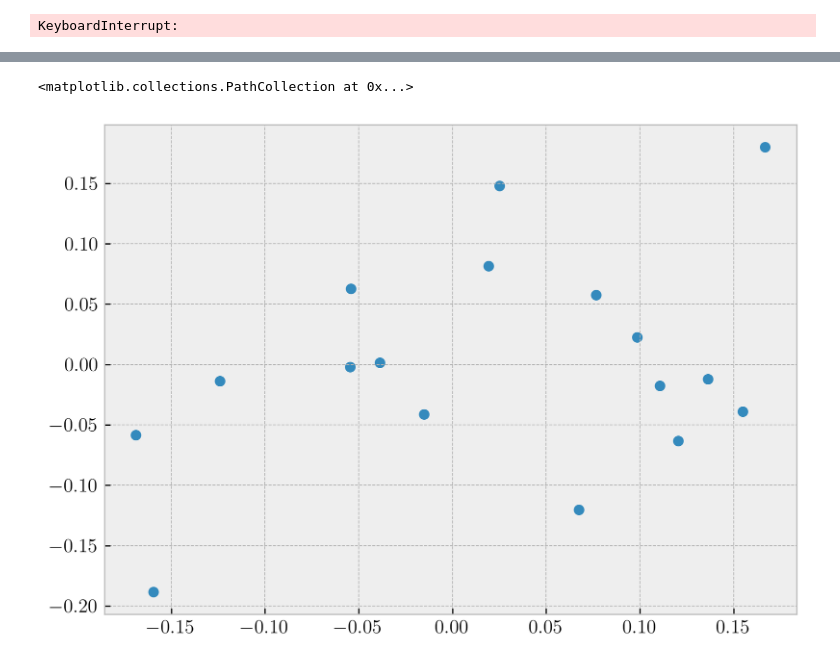
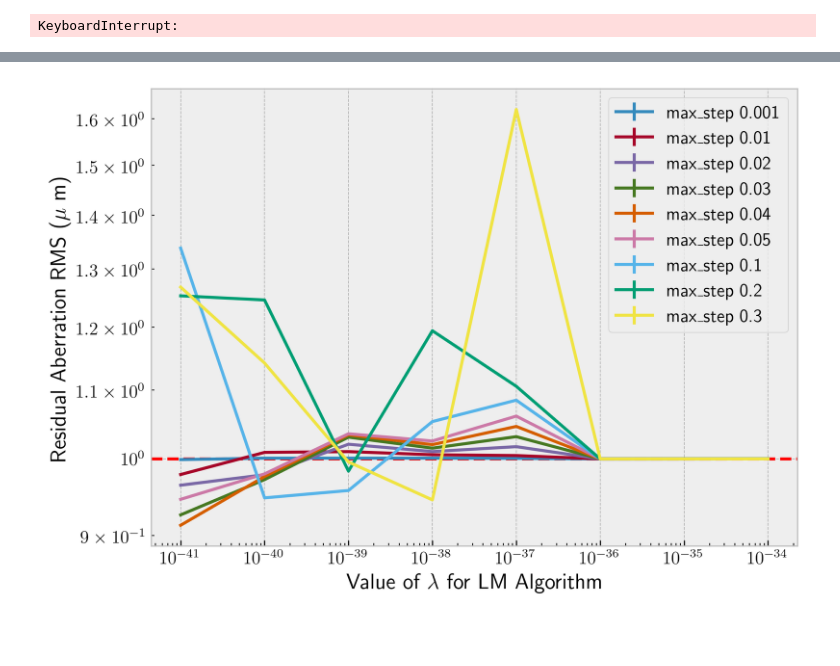
Before and after one commit to maxw179/summer_2026_lab, a Jupyter notebook: tuning_3p/tuning_3p.ipynb, the cells around one changed output, grey strips where cells are left out. Cells and saved outputs as stored; diff of their text form; code cells hidden in the pictures; blank space fills up the shorter version.

```diff
--- a/tuning_3p/tuning_3p.ipynb
+++ b/tuning_3p/tuning_3p.ipynb
@@ -161,5 +141,49 @@ true_aberration.strengths
-# %%
-plt.scatter(true_aberration.strengths, c_guess)
-# %% [output]
-<matplotlib.collections.PathCollection at 0x...>
-[figure, removed]
+# %%
+max_step_vals = [0.001, 0.01, 0.02, 0.03, 0.04, 0.05, 0.1, 0.2, 0.3]
+l_m_vals = [1e-41, 1e-40, 1e-39, 1e-38, 1e-37, 1e-36, 1e-35, 1e-34]
+num_samples = 1
+
+c_true = np.load("results/maxstep_3p_converged.npy")
+c_converged = np.load("results/maxstep_3p_true.npy")
+modes = get_johnson_modes()
+
+fig, ax = plt.subplots(dpi=300)
+
+#colors = ["blue", "green", "orange", "red"]
+#markers = ["^", "v", "d", "o"]
+for j, max_step in enumerate(max_step_vals):
+    rms_list = np.zeros((len(l_m_vals), num_samples))
+
+    for k, l_m in enumerate(l_m_vals):
+        rms = np.zeros(num_samples)
+
+        for i in range(num_samples):
+            this_c_true = c_true[i, j, k]
+            this_c_converged = c_converged[i, j, k]
+
+            a_true = Aberration(modes, this_c_true)
+            a_converged = Aberration(modes, this_c_converged)
+
+            rms[i] = zernike_RMS_difference(a_true, a_converged, alpha)
+
+        rms_list[k] = rms
+        #* 523 nm / wv * 1 mum /1000 nm
+
+    ax.errorbar(
+        l_m_vals,
+        np.mean(rms_list, axis=1),
+        np.std(rms_list, axis=1),
+        label=f"max_step {max_step}"
+    )
+
+ax.legend()
+ax.set_xscale("log")
+ax.set_yscale("log")
+ax.set_xlabel("Value of $\lambda$ for LM Algorithm")
+ax.set_ylabel("Residual Aberration RMS ($\mu$ m)")
+#ax.set_ylim(0, 0.3)
+#x = np.arange(0, 0.25, 0.01)
+ax.axhline(1, color = "red", ls = "dashed")
+plt.savefig("figures/3p_maxstep")
+# %% [output]
+[figure, added]
```
Also changed, not shown: parts of 1 cell of this notebook, 5 other files.
